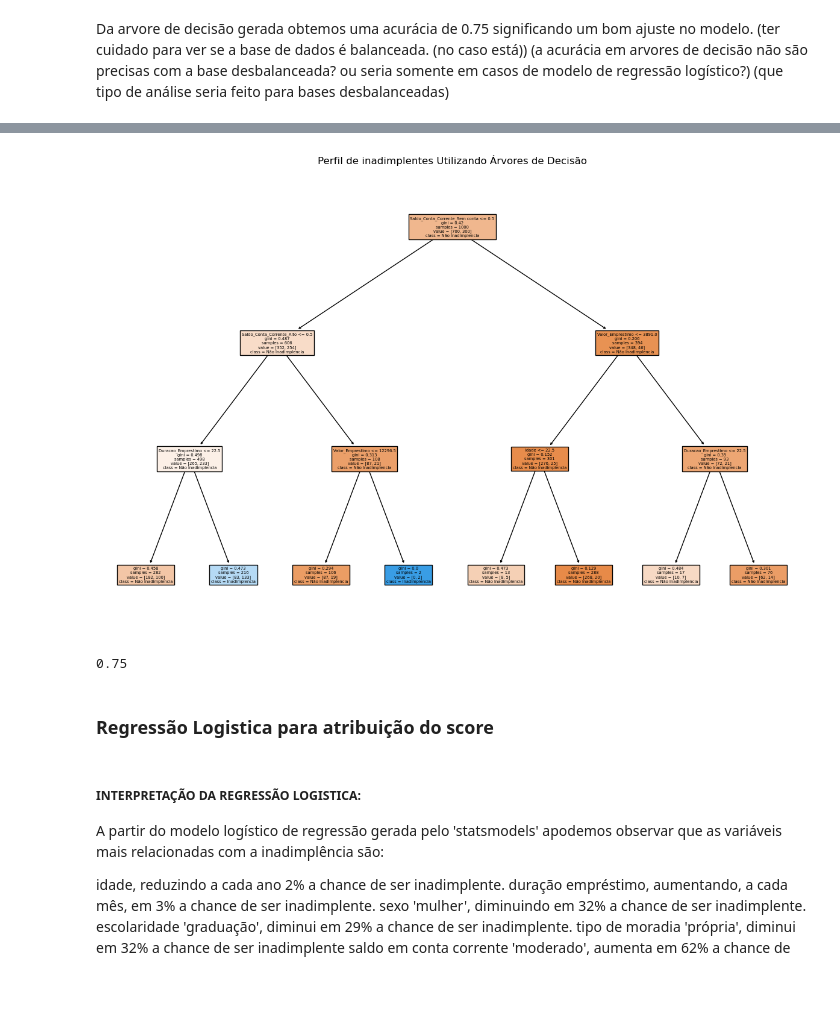
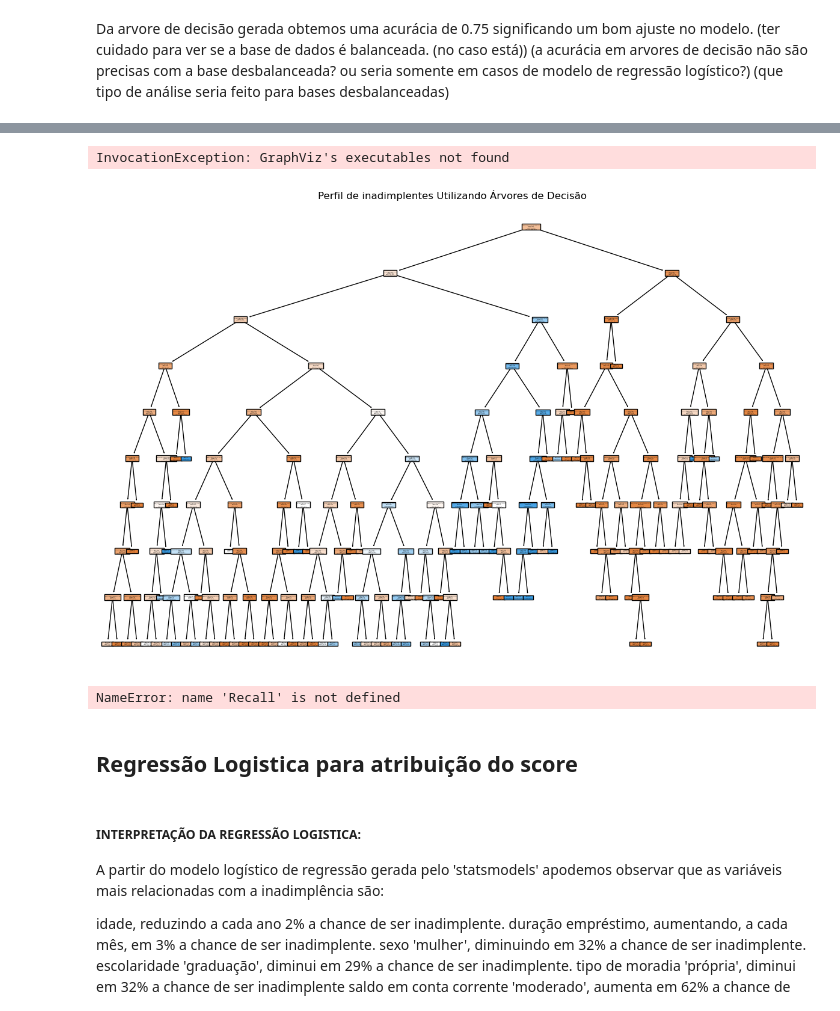
Before and after one commit to Luisfrighetto/Financial_Technology, a Jupyter notebook: Inadimplencia.ipynb, the cells around one changed output, grey strips where cells are left out. Cells and saved outputs as stored; diff of their text form; code cells hidden in the pictures; blank space fills up the shorter version.

```diff
--- a/Inadimplencia.ipynb
+++ b/Inadimplencia.ipynb
@@ -148,0 +275,9 @@ DecisionTreeClassifier(max_depth=3, random_state=42)
+# %%
+train_ratio = 0.70
+valid_ratio = 0.15
+test_ratio = 0.15
+
+# Passo 1) Particionamos a base em Treino e Teste
+x_train, x_test, y_train, y_test = train_test_split(x, y,
+                                                    test_size=test_ratio,
+                                                    random_state=50)
@@ -148,0 +300,7 @@ DecisionTreeClassifier(max_depth=3, random_state=42)
+# %%
+# IMPORTANTE: a reamostragem deve ser feita APENAS na base de Treino
+rnd_over = imblearn.over_sampling.RandomOverSampler(sampling_strategy=0.5, random_state=42)
+x_train_over, y_train_over = rnd_over.fit_resample(x_train, y_train)
+
+print('Shape do y_train: ', y_train.shape)
+print('Shape do y_train_over: ', y_train_over.shape)
@@ -148,0 +321,5 @@ DecisionTreeClassifier(max_depth=3, random_state=42)
+# %%
+# Passo 2) Particionamos a base de Treino anterior em 85% para Treino e 15% para Teste
+x_train_over, x_valid, y_train_over, y_valid = train_test_split(x_train_over, y_train_over,
+                                                    train_size=train_ratio/(1-test_ratio),
+                                                    random_state=50)
@@ -148,0 +372,4 @@ DecisionTreeClassifier(max_depth=3, random_state=42)
+# %%
+# vamos escolher o modelo de parâmetro max_depth = 9
+modelo_final = DecisionTreeClassifier(max_depth=9)
+modelo_final.fit(x_train_over, y_train_over)
@@ -149,23 +391,42 @@ DecisionTreeClassifier(max_depth=3, random_state=42)
+# %%
+# Gera os dados DOT da árvore
+dot_data = export_graphviz(modelo_final,
+                           out_file=None,
+                           feature_names=list(x.columns),
+                           class_names=['Não Inadimplencia', 'Inadimplencia'],
+                           filled=True, rounded=True,
+                           special_characters=True)
+
+# Converte o gráfico DOT para uma imagem PNG
+graph = pydotplus.graph_from_dot_data(dot_data)
+graph.write_png("arvore_inadimplencia.png")
+
+# Exibe a imagem dentro do Jupyter Notebook
+plt.figure(figsize=(20, 15))
+plt.imshow(plt.imread("arvore_inadimplencia.png"))
+plt.axis('off')
+plt.title("Perfil de inadimplentes Utilizando Árvores de Decisão")
+plt.show()
+# %% [output]
+InvocationException: GraphViz's executables not found
 # %%
 
 sns.reset_defaults()
 %matplotlib inline
 fig = plt.figure(figsize=(15,10))
 features = list(x.columns)
-tree.plot_tree(modelo_Inadimplencia,
+tree.plot_tree(modelo_final,
                feature_names=features,
                class_names=['Não Inadimplencia','Inadimplencia'],
                filled=True);
 plt.title("Perfil de inadimplentes Utilizando Árvores de Decisão");
 # %% [output]
-[figure, old version]
+[figure, new version]
 # %%
-# Cálculo do desempenho do modelo: Acurácia
-round(accuracy_score(y, modelo_Inadimplencia.predict(x)),2)
 # %% [output]
-0.75
+NameError: name 'Recall' is not defined
 # %% [markdown]
-### Regressão Logistica para atribuição do score
+##  Regressão Logistica para atribuição do score
 # %% [markdown]
 ##### INTERPRETAÇÃO DA REGRESSÃO LOGISTICA:
 A partir do modelo logístico de regressão gerada pelo 'statsmodels' apodemos observar que as variáveis mais relacionadas com a inadimplência são:
```
Also changed, not shown: parts of 64 cells of this notebook, 3 other files.
